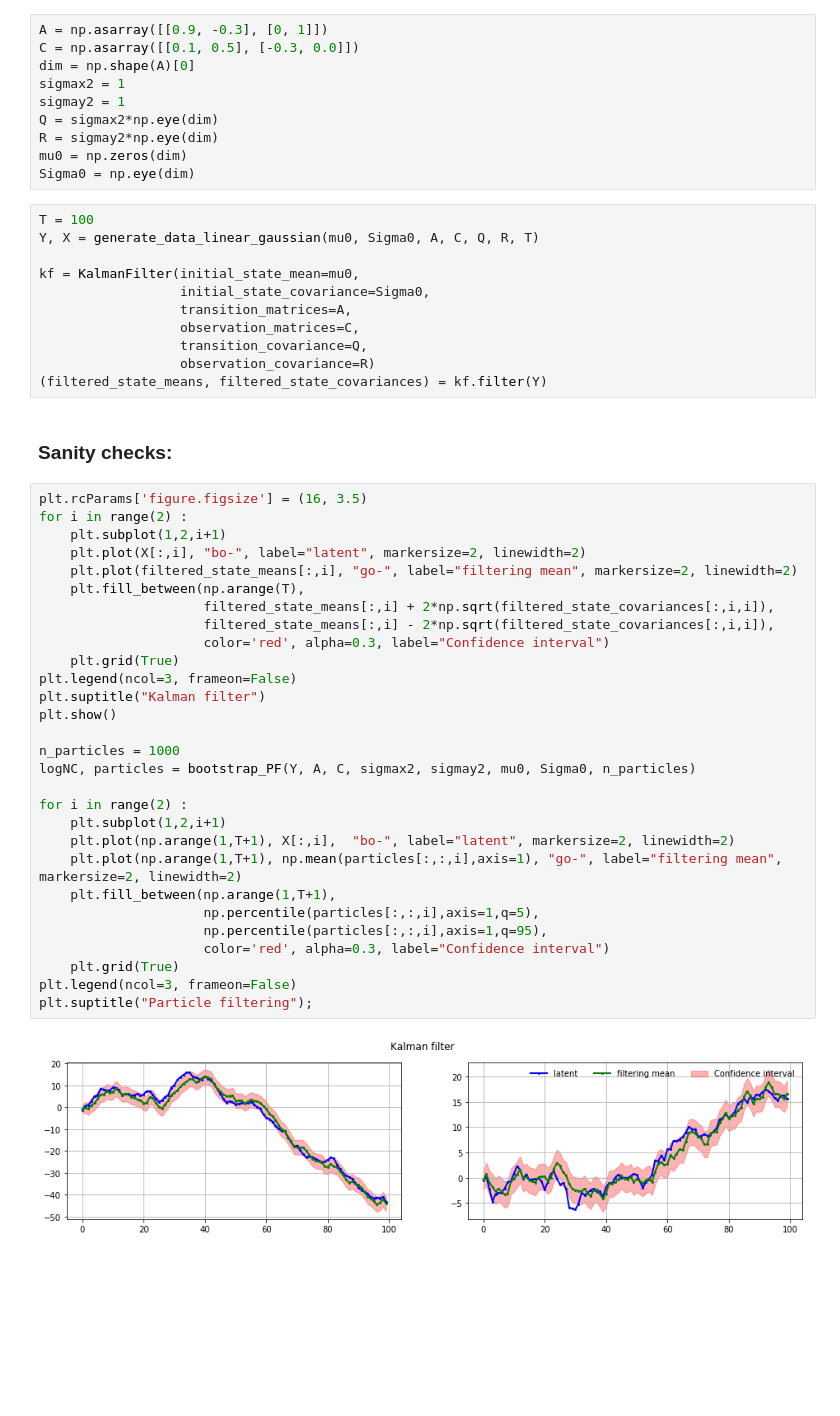
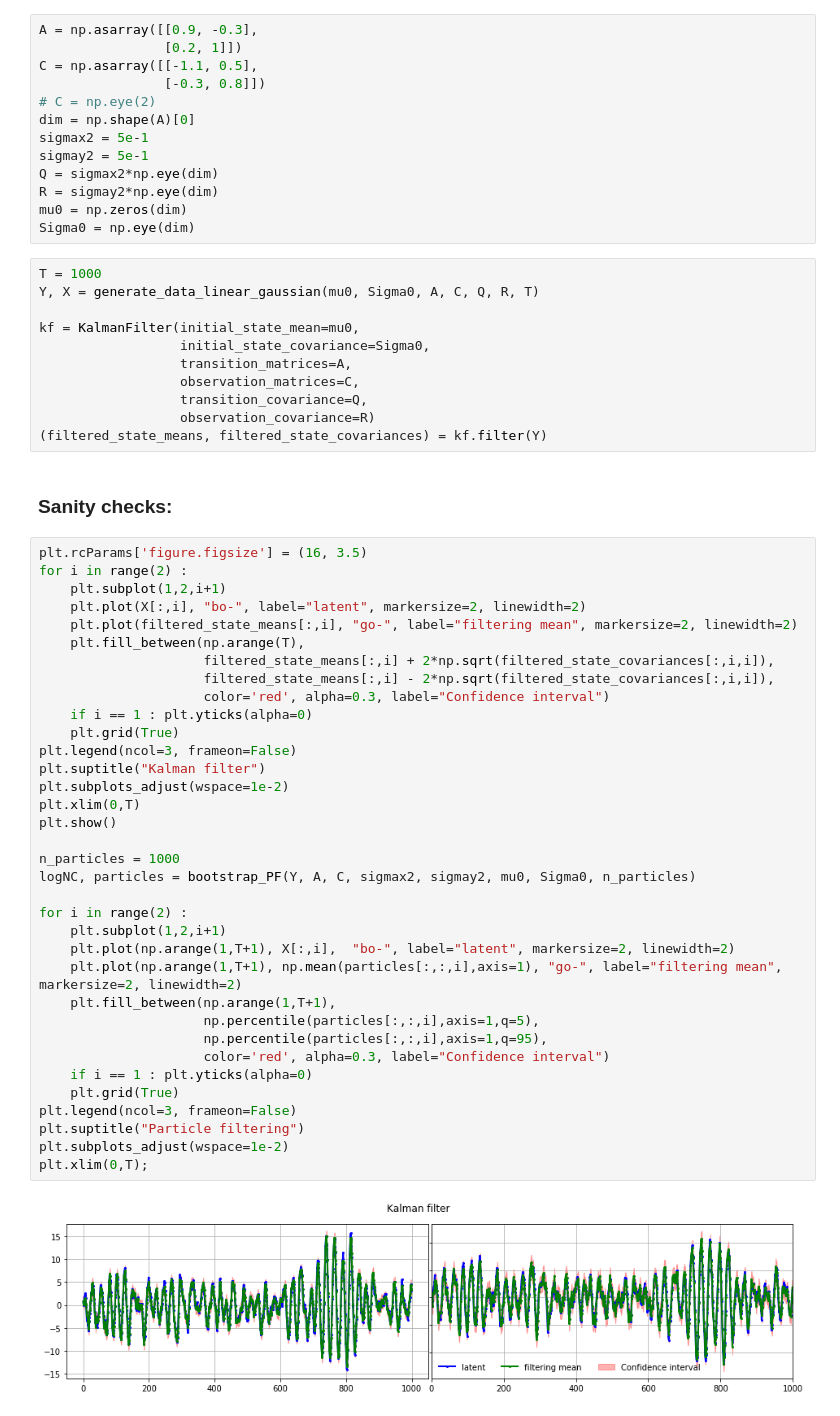
Before and after one commit to deborsheesen/DC-BATS-deborshee, a Jupyter notebook: linear_Gaussian_HMM/kalman.ipynb, the cells around one changed output. Cells and saved outputs as stored; diff of their text form; blank space fills up the shorter version.

```diff
--- a/linear_Gaussian_HMM/kalman.ipynb
+++ b/linear_Gaussian_HMM/kalman.ipynb
@@ -22,15 +22,18 @@ from kalman import *
 # %%
-A = np.asarray([[0.9, -0.3], [0, 1]])
-C = np.asarray([[0.1, 0.5], [-0.3, 0.0]])
+A = np.asarray([[0.9, -0.3],
+                [0.2, 1]])
+C = np.asarray([[-1.1, 0.5],
+                [-0.3, 0.8]])
+# C = np.eye(2)
 dim = np.shape(A)[0]
-sigmax2 = 1
-sigmay2 = 1
+sigmax2 = 5e-1
+sigmay2 = 5e-1
 Q = sigmax2*np.eye(dim)
 R = sigmay2*np.eye(dim)
 mu0 = np.zeros(dim)
 Sigma0 = np.eye(dim)
 # %%
-T = 100
+T = 1000
 Y, X = generate_data_linear_gaussian(mu0, Sigma0, A, C, Q, R, T)
 
 kf = KalmanFilter(initial_state_mean=mu0,
@@ -45,31 +48,37 @@ kf = KalmanFilter(initial_state_mean=mu0,
 # %%
 plt.rcParams['figure.figsize'] = (16, 3.5)
 for i in range(2) :
     plt.subplot(1,2,i+1)
     plt.plot(X[:,i], "bo-", label="latent", markersize=2, linewidth=2)
     plt.plot(filtered_state_means[:,i], "go-", label="filtering mean", markersize=2, linewidth=2)
     plt.fill_between(np.arange(T),
                      filtered_state_means[:,i] + 2*np.sqrt(filtered_state_covariances[:,i,i]),
                      filtered_state_means[:,i] - 2*np.sqrt(filtered_state_covariances[:,i,i]),
                      color='red', alpha=0.3, label="Confidence interval")
+    if i == 1 : plt.yticks(alpha=0)
     plt.grid(True)
 plt.legend(ncol=3, frameon=False)
 plt.suptitle("Kalman filter")
+plt.subplots_adjust(wspace=1e-2)
+plt.xlim(0,T)
 plt.show()
 
 n_particles = 1000
 logNC, particles = bootstrap_PF(Y, A, C, sigmax2, sigmay2, mu0, Sigma0, n_particles)
 
 for i in range(2) :
     plt.subplot(1,2,i+1)
     plt.plot(np.arange(1,T+1), X[:,i],  "bo-", label="latent", markersize=2, linewidth=2)
     plt.plot(np.arange(1,T+1), np.mean(particles[:,:,i],axis=1), "go-", label="filtering mean", markersize=2, linewidth=2)
     plt.fill_between(np.arange(1,T+1),
                      np.percentile(particles[:,:,i],axis=1,q=5),
                      np.percentile(particles[:,:,i],axis=1,q=95),
                      color='red', alpha=0.3, label="Confidence interval")
+    if i == 1 : plt.yticks(alpha=0)
     plt.grid(True)
 plt.legend(ncol=3, frameon=False)
-plt.suptitle("Particle filtering");
+plt.suptitle("Particle filtering")
+plt.subplots_adjust(wspace=1e-2)
+plt.xlim(0,T);
 # %% [output]
-[figure, old version]
+[figure, new version]
```
Also changed, not shown: parts of 21 cells of this notebook, 5 other files.
